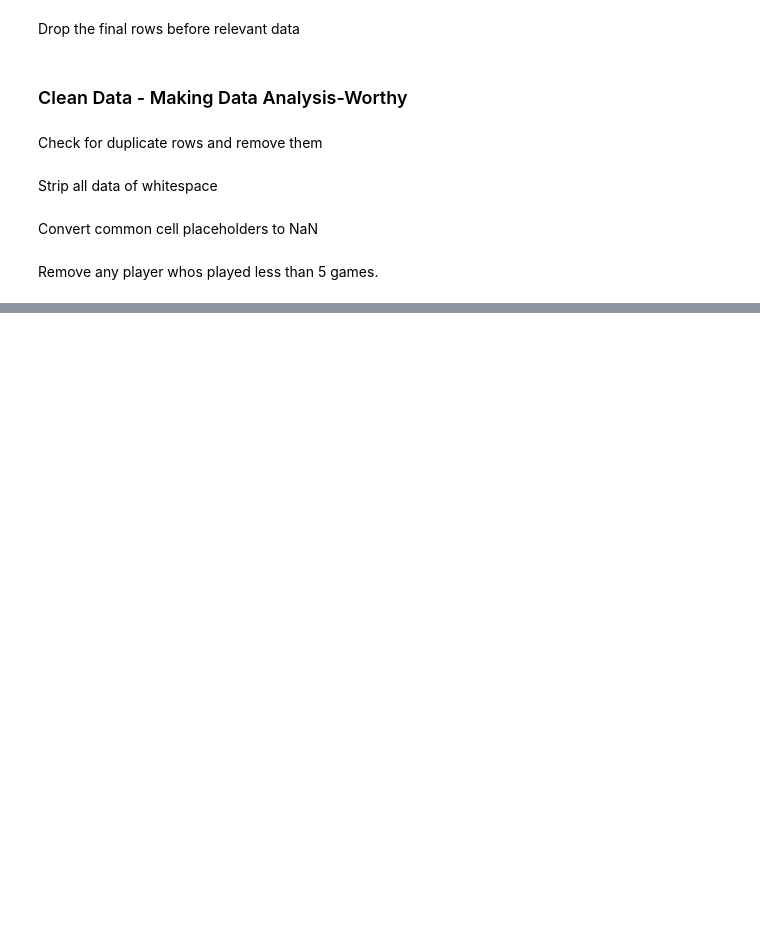
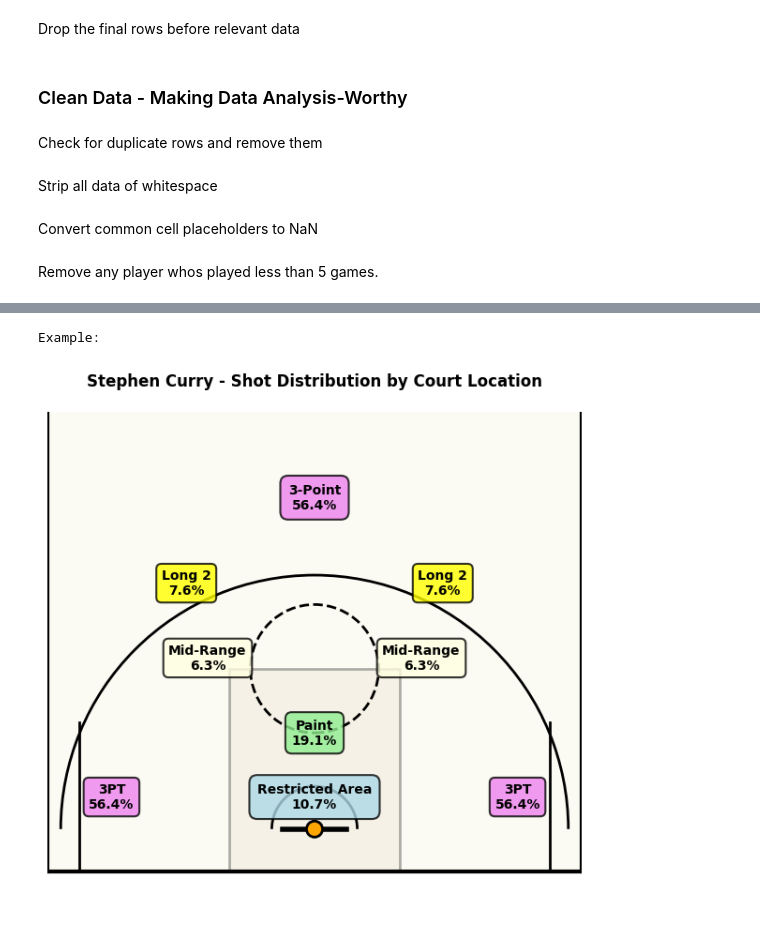
Before and after one commit to Konrad-Rejman/CS4042-Assessment-2, a Jupyter notebook: main.ipynb, the cells around one changed output, grey strips where cells are left out. Drawn from its saved outputs; the diff is of its cells as text; code cells hidden in the pictures; blank space fills up the shorter version.

```diff
--- a/main.ipynb
+++ b/main.ipynb
@@ -561,32 +591,36 @@ def visualize_player_shooting_positions(df, player_name, figsize=(6, 6)):
     ax.text(0, 3.5, f"Restricted Area\n{zones['Restricted Area']:.1f}%", ha='center', va='center', fontsize=small, weight='bold', bbox=dict(boxstyle='round,pad=0.6', facecolor='lightblue', alpha=0.8, edgecolor='black', linewidth=1.5))
 
     # Paint (Non-RA)
     ax.text(0, 6.5, f"Paint\n{zones['Paint (Non-RA)']:.1f}%", ha='center', va='center', fontsize=small, weight='bold', bbox=dict(boxstyle='round,pad=0.5', facecolor='lightgreen', alpha=0.8, edgecolor='black', linewidth=1.5))
 
     # Mid-Range
     ax.text(-5, 10, f"Mid-Range\n{zones['Mid-Range']:.1f}%", ha='center', va='center', fontsize=small, weight='bold', bbox=dict(boxstyle='round,pad=0.4', facecolor='lightyellow', alpha=0.8, edgecolor='black', linewidth=1.5))
     ax.text(5, 10, f"Mid-Range\n{zones['Mid-Range']:.1f}%", ha='center', va='center', fontsize=small, weight='bold', bbox=dict(boxstyle='round,pad=0.4', facecolor='lightyellow', alpha=0.8, edgecolor='black', linewidth=1.5))
 
     # Long Mid-Range
     ax.text(-6, 13.5, f"Long 2\n{zones['Long Mid-Range']:.1f}%", ha='center', va='center', fontsize=small, weight='bold', bbox=dict(boxstyle='round,pad=0.4', facecolor='yellow', alpha=0.8, edgecolor='black', linewidth=1.5))
     ax.text(6, 13.5, f"Long 2\n{zones['Long Mid-Range']:.1f}%", ha='center', va='center', fontsize=small, weight='bold', bbox=dict(boxstyle='round,pad=0.4', facecolor='yellow', alpha=0.8, edgecolor='black', linewidth=1.5))
 
     # 3-Point zones
     ax.text(-9.5, 3.5, f"3PT\n{zones['3-Point']:.1f}%", ha='center', va='center', fontsize=small, weight='bold', bbox=dict(boxstyle='round,pad=0.4', facecolor='violet', alpha=0.8, edgecolor='black', linewidth=1.5))
     ax.text(9.5, 3.5, f"3PT\n{zones['3-Point']:.1f}%", ha='center', va='center', fontsize=small, weight='bold', bbox=dict(boxstyle='round,pad=0.4', facecolor='violet', alpha=0.8, edgecolor='black', linewidth=1.5))
     ax.text(0, 17.5, f"3-Point\n{zones['3-Point']:.1f}%", ha='center', va='center', fontsize=small, weight='bold', bbox=dict(boxstyle='round,pad=0.6', facecolor='violet', alpha=0.8, edgecolor='black', linewidth=1.5))
 
     #can adjust these dimensions as needed but generally works fine for visualisation
 
     # Add court background color
     court_bg = patches.Rectangle((-12.5, 0), 25, 23.5, linewidth=0,
                                  facecolor='beige', alpha=0.3, zorder=-1)
     ax.add_patch(court_bg)
 
     ax.set_title(f"{player_name} - Shot Distribution by Court Location", fontsize=12, weight='bold', pad=20)
     ax.axis('off')
     plt.tight_layout()
     plt.show()
 
-#run without comment for example
-#visualize_player_shooting_positions(s, 'Stephen Curry')
+# Example
+print("Example:")
+visualize_player_shooting_positions(s, 'Stephen Curry')
+# %% [output]
+Example:
+[figure, added]
```
Also changed, not shown: parts of 4 cells of this notebook.
